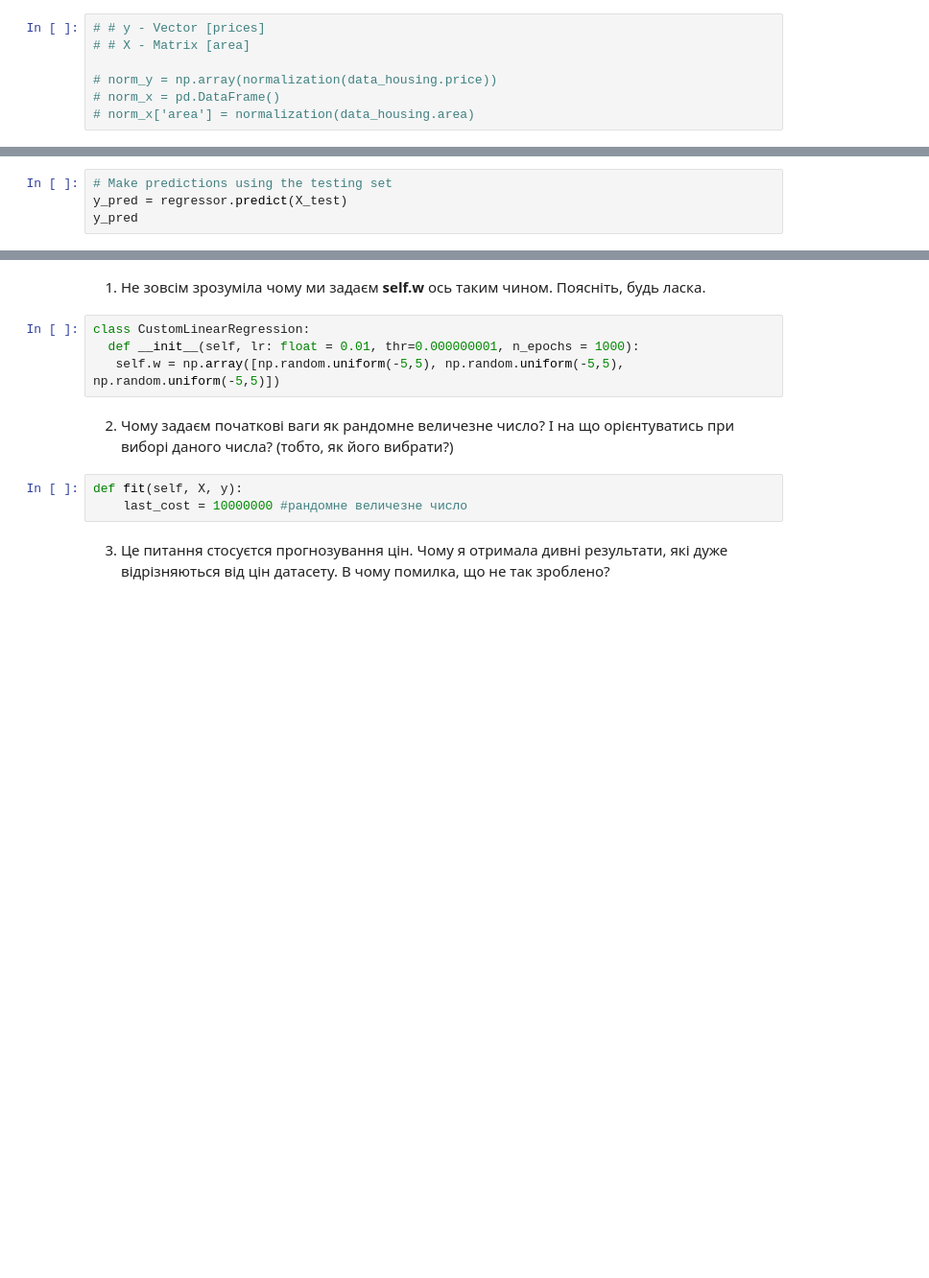
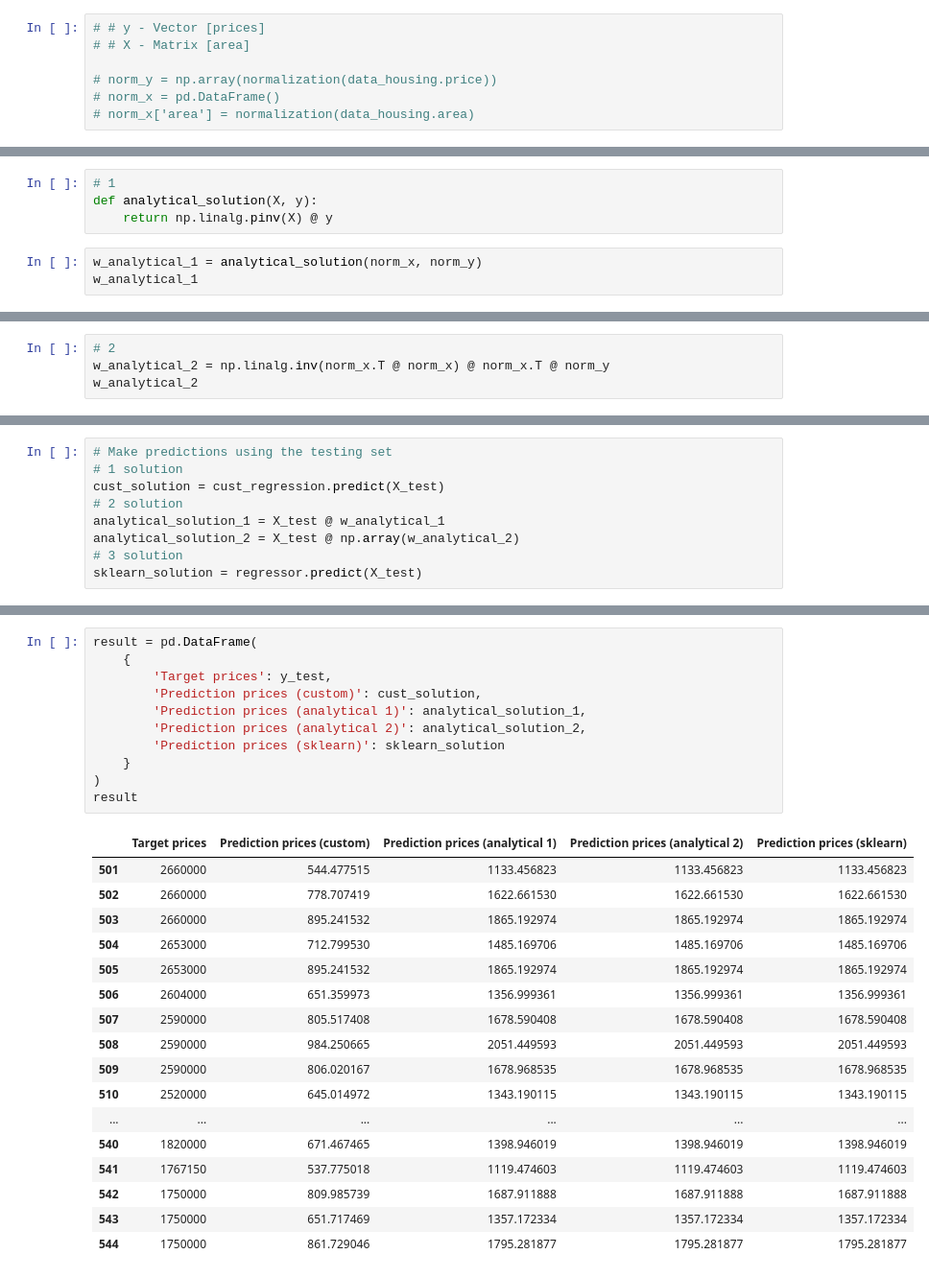
Before and after one commit to djmary-k/Py16DS_HW03, a Jupyter notebook: Hw3.ipynb, the cells around one changed output, grey strips where cells are left out. Shown at 96% size. Cells and saved outputs as stored; diff of their text form; blank space fills up the shorter version.

```diff
--- a/Hw3.ipynb
+++ b/Hw3.ipynb
@@ -126,0 +135,7 @@ dtype: float64
+# %%
+# 1
+def analytical_solution(X, y):
+    return np.linalg.pinv(X) @ y
+# %%
+w_analytical_1 = analytical_solution(norm_x, norm_y)
+w_analytical_1
@@ -126,0 +144,4 @@ dtype: float64
+# %%
+# 2
+w_analytical_2 = np.linalg.inv(norm_x.T @ norm_x) @ norm_x.T @ norm_y
+w_analytical_2
@@ -169,4 +186,9 @@ y_test = data_housing.loc[501:, 'price']
 # %%
 # Make predictions using the testing set
-y_pred = regressor.predict(X_test)
-y_pred
+# 1 solution
+cust_solution = cust_regression.predict(X_test)
+# 2 solution
+analytical_solution_1 = X_test @ w_analytical_1
+analytical_solution_2 = X_test @ np.array(w_analytical_2)
+# 3 solution
+sklearn_solution = regressor.predict(X_test)
@@ -216,13 +195,29 @@ dtype: float64
-# %% [markdown]
-1. Не зовсім зрозуміла чому ми задаєм **self.w** ось таким чином. Поясніть, будь ласка.
-# %%
-class CustomLinearRegression:
-  def __init__(self, lr: float = 0.01, thr=0.000000001, n_epochs = 1000):
-   self.w = np.array([np.random.uniform(-5,5), np.random.uniform(-5,5), np.random.uniform(-5,5)])
-# %% [markdown]
-2. Чому задаєм початкові ваги як рандомне величезне число? І на що орієнтуватись при виборі даного числа? (тобто, як його вибрати?)
-# %%
-def fit(self, X, y):
-    last_cost = 10000000 #рандомне величезне число
-# %% [markdown]
-3. Це питання стосуєтся прогнозування цін. Чому я отримала дивні результати, які дуже відрізняються від цін датасету. В чому помилка, що не так зроблено?
+# %%
+result = pd.DataFrame(
+    {
+        'Target prices': y_test,
+        'Prediction prices (custom)': cust_solution,
+        'Prediction prices (analytical 1)': analytical_solution_1,
+        'Prediction prices (analytical 2)': analytical_solution_2,
+        'Prediction prices (sklearn)': sklearn_solution
+    }
+)
+result
+# %% [output]
+|  | Target prices | Prediction prices (custom) | Prediction prices (analytical 1) | Prediction prices (analytical 2) | Prediction prices (sklearn) |
+| 501 | 2660000 | 544.477515 | 1133.456823 | 1133.456823 | 1133.456823 |
+| 502 | 2660000 | 778.707419 | 1622.661530 | 1622.661530 | 1622.661530 |
+| 503 | 2660000 | 895.241532 | 1865.192974 | 1865.192974 | 1865.192974 |
+| 504 | 2653000 | 712.799530 | 1485.169706 | 1485.169706 | 1485.169706 |
+| 505 | 2653000 | 895.241532 | 1865.192974 | 1865.192974 | 1865.192974 |
+| 506 | 2604000 | 651.359973 | 1356.999361 | 1356.999361 | 1356.999361 |
+| 507 | 2590000 | 805.517408 | 1678.590408 | 1678.590408 | 1678.590408 |
+| 508 | 2590000 | 984.250665 | 2051.449593 | 2051.449593 | 2051.449593 |
+| 509 | 2590000 | 806.020167 | 1678.968535 | 1678.968535 | 1678.968535 |
+| 510 | 2520000 | 645.014972 | 1343.190115 | 1343.190115 | 1343.190115 |
+| ... | ... | ... | ... | ... | ... |
+| 540 | 1820000 | 671.467465 | 1398.946019 | 1398.946019 | 1398.946019 |
+| 541 | 1767150 | 537.775018 | 1119.474603 | 1119.474603 | 1119.474603 |
+| 542 | 1750000 | 809.985739 | 1687.911888 | 1687.911888 | 1687.911888 |
+| 543 | 1750000 | 651.717469 | 1357.172334 | 1357.172334 | 1357.172334 |
+| 544 | 1750000 | 861.729046 | 1795.281877 | 1795.281877 | 1795.281877 |
```
Also changed, not shown: parts of 20 cells of this notebook.
